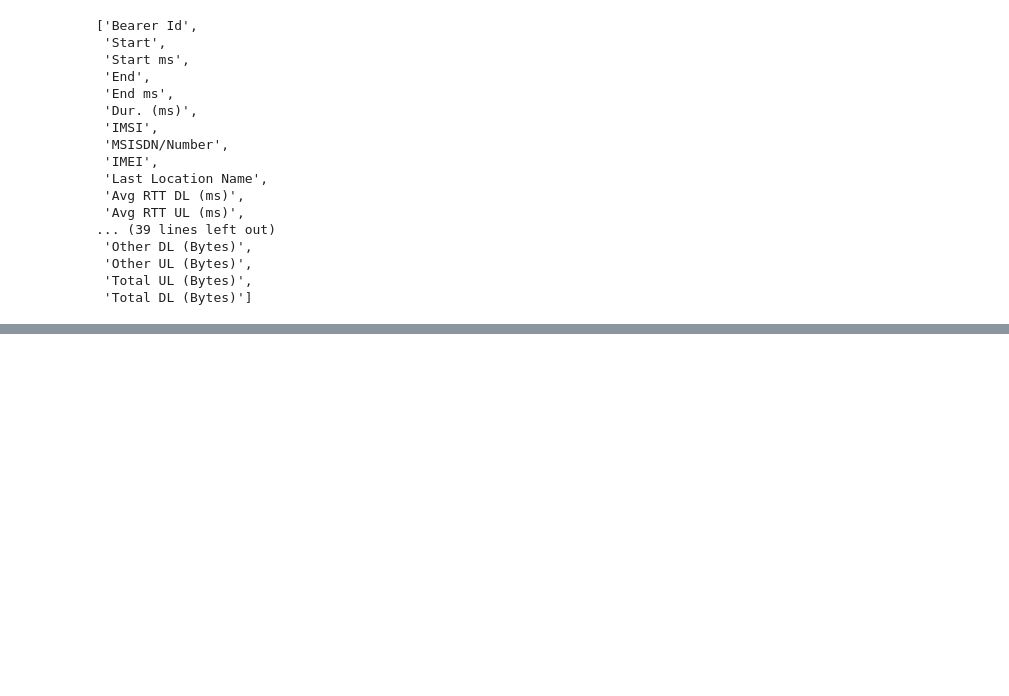
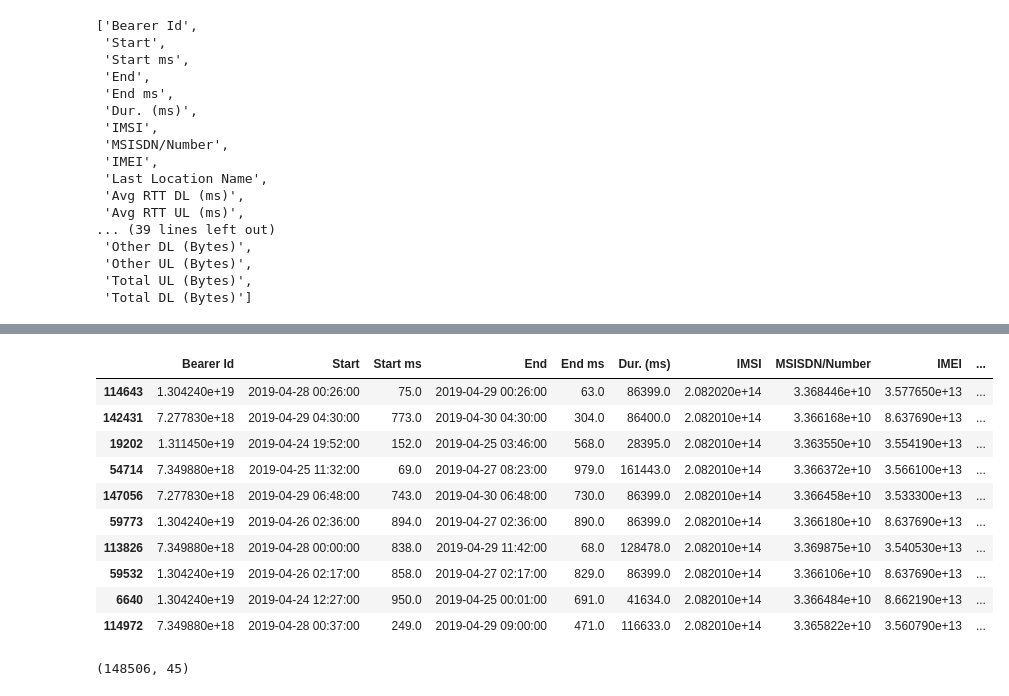
Before and after one commit to Micky373/Telecom_user_analytics, a Jupyter notebook: notebooks/user_overview_analysis.ipynb, the cells around one changed output, grey strips where cells are left out. Cells and saved outputs as stored; diff of their text form; code cells hidden in the pictures; blank space fills up the shorter version.

Commit message:
Finish handling the missing values

```diff
--- a/notebooks/user_overview_analysis.ipynb
+++ b/notebooks/user_overview_analysis.ipynb
@@ -45,0 +95,5 @@ data.columns.tolist()
+# %%
+# drop columns with more than 30% missing values
+data_clean = data.drop(['TCP DL Retrans. Vol (Bytes)', 'TCP UL Retrans. Vol (Bytes)', 'HTTP DL (Bytes)', 'HTTP UL (Bytes)', 'Nb of sec with 125000B < Vol DL','Nb of sec with 1250B < Vol UL < 6250B','Nb of sec with 31250B < Vol DL < 125000B','Nb of sec with 37500B < Vol UL','Nb of sec with 6250B < Vol DL < 31250B','Nb of sec with 6250B < Vol UL < 37500B'], axis=1)
+data_clean= data_clean.dropna(how='all')
+data_clean.shape
@@ -45,0 +102,4 @@ data.columns.tolist()
+# %%
+# Changing start and end dates to date data type
+data_clean['Start']=pd.to_datetime(data_clean['Start'])
+data_clean['End']=pd.to_datetime(data_clean['End'])
@@ -45,0 +128,28 @@ data.columns.tolist()
+# %%
+# Checking to see 10 data samples of the cleaned data
+
+data_clean.sample(10)
+# %% [output]
+|  | Bearer Id | Start | Start ms | End | End ms | Dur. (ms) | IMSI | MSISDN/Number | IMEI | ... |
+| 114643 | 1.304240e+19 | 2019-04-28 00:26:00 | 75.0 | 2019-04-29 00:26:00 | 63.0 | 86399.0 | 2.082020e+14 | 3.368446e+10 | 3.577650e+13 | ... |
+| 142431 | 7.277830e+18 | 2019-04-29 04:30:00 | 773.0 | 2019-04-30 04:30:00 | 304.0 | 86400.0 | 2.082010e+14 | 3.366168e+10 | 8.637690e+13 | ... |
+| 19202 | 1.311450e+19 | 2019-04-24 19:52:00 | 152.0 | 2019-04-25 03:46:00 | 568.0 | 28395.0 | 2.082010e+14 | 3.363550e+10 | 3.554190e+13 | ... |
+| 54714 | 7.349880e+18 | 2019-04-25 11:32:00 | 69.0 | 2019-04-27 08:23:00 | 979.0 | 161443.0 | 2.082010e+14 | 3.366372e+10 | 3.566100e+13 | ... |
+| 147056 | 7.277830e+18 | 2019-04-29 06:48:00 | 743.0 | 2019-04-30 06:48:00 | 730.0 | 86399.0 | 2.082010e+14 | 3.366458e+10 | 3.533300e+13 | ... |
+| 59773 | 1.304240e+19 | 2019-04-26 02:36:00 | 894.0 | 2019-04-27 02:36:00 | 890.0 | 86399.0 | 2.082010e+14 | 3.366180e+10 | 8.637690e+13 | ... |
+| 113826 | 7.349880e+18 | 2019-04-28 00:00:00 | 838.0 | 2019-04-29 11:42:00 | 68.0 | 128478.0 | 2.082010e+14 | 3.369875e+10 | 3.540530e+13 | ... |
+| 59532 | 1.304240e+19 | 2019-04-26 02:17:00 | 858.0 | 2019-04-27 02:17:00 | 829.0 | 86399.0 | 2.082010e+14 | 3.366106e+10 | 8.637690e+13 | ... |
+| 6640 | 1.304240e+19 | 2019-04-24 12:27:00 | 950.0 | 2019-04-25 00:01:00 | 691.0 | 41634.0 | 2.082010e+14 | 3.366484e+10 | 8.662190e+13 | ... |
+| 114972 | 7.349880e+18 | 2019-04-28 00:37:00 | 249.0 | 2019-04-29 09:00:00 | 471.0 | 116633.0 | 2.082010e+14 | 3.365822e+10 | 3.560790e+13 | ... |
+# %%
+# Droping rows with missing values
+
+data_clean = data_clean.dropna(subset=['Bearer Id'])
+data_clean = data_clean.dropna(subset=['Start'])
+data_clean = data_clean.dropna(subset=['End'])
+data_clean = data_clean.dropna(subset=['IMSI'])
+data_clean = data_clean.dropna(subset=['MSISDN/Number'])
+
+data_clean.shape
+# %% [output]
+(148506, 45)
```
Also changed, not shown: parts of 7 cells of this notebook.
